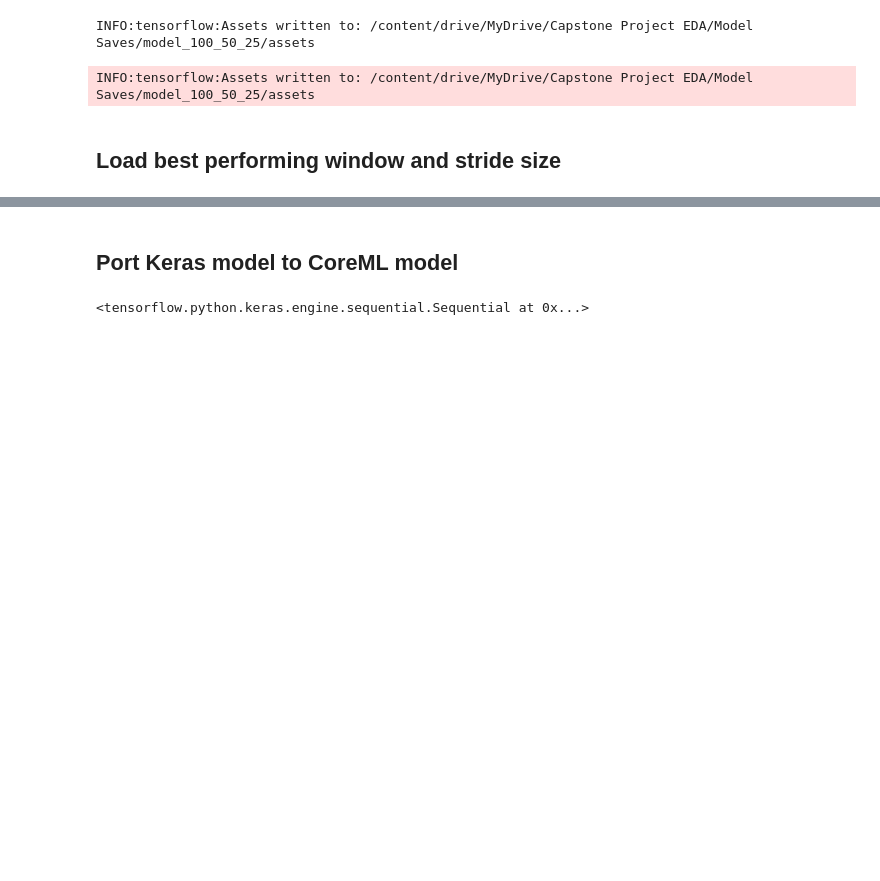
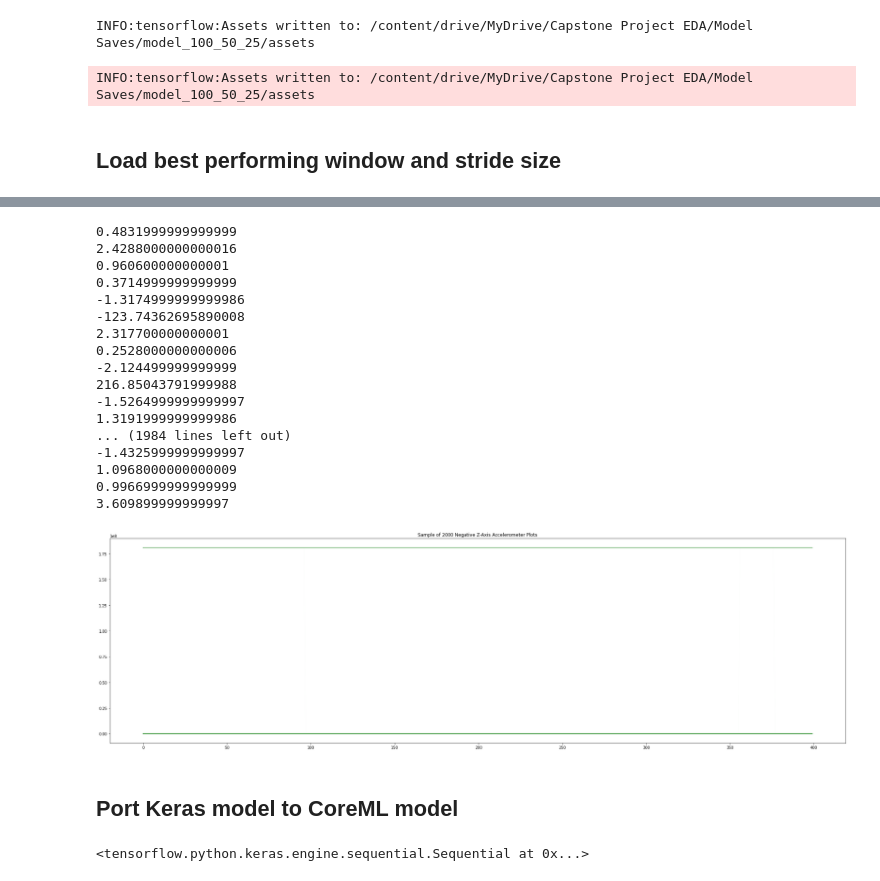
Before and after one commit to zainkhan9/inebriation_detection, a Jupyter notebook: Keras Bidirectional LSTM.ipynb, the cells around one changed output, grey strips where cells are left out. Drawn from its saved outputs; the diff is of its cells as text; code cells hidden in the pictures; blank space fills up the shorter version.

```diff
--- a/Keras Bidirectional LSTM.ipynb
+++ b/Keras Bidirectional LSTM.ipynb
@@ -281,3 +365,29 @@ array([[0.98999706, 0.01000294],
+# %%
+for x in X_train[np.where((np.array(yhat.flatten()<.5, dtype=int)==y_test)==False)[0]][:2000]:
+    print(sum(x[:,2]))
+    plt.plot(np.arange(len(x)), x[:,2], color = 'green',alpha = .01)
+plt.title('Sample of 2000 Negative Z-Axis Accelerometer Plots')
+plt.savefig('/content/drive/MyDrive/Capstone Project EDA/inebriation_detection/False Negative Plots/fn_z_graph')
+plt.show()
+# %% [output]
+0.4831999999999999
+2.4288000000000016
+0.960600000000001
+0.3714999999999999
+-1.3174999999999986
+-123.74362695890008
+2.317700000000001
+0.2528000000000006
+-2.124499999999999
+216.85043791999988
+-1.5264999999999997
+1.3191999999999986
+... (1984 lines left out)
+-1.4325999999999997
+1.0968000000000009
+0.9966999999999999
+3.609899999999997
+[figure, added]
 # %% [markdown]
 ## Port Keras model to CoreML model
 # %%
```
Also changed, not shown: parts of 13 cells of this notebook, 1 other file.
